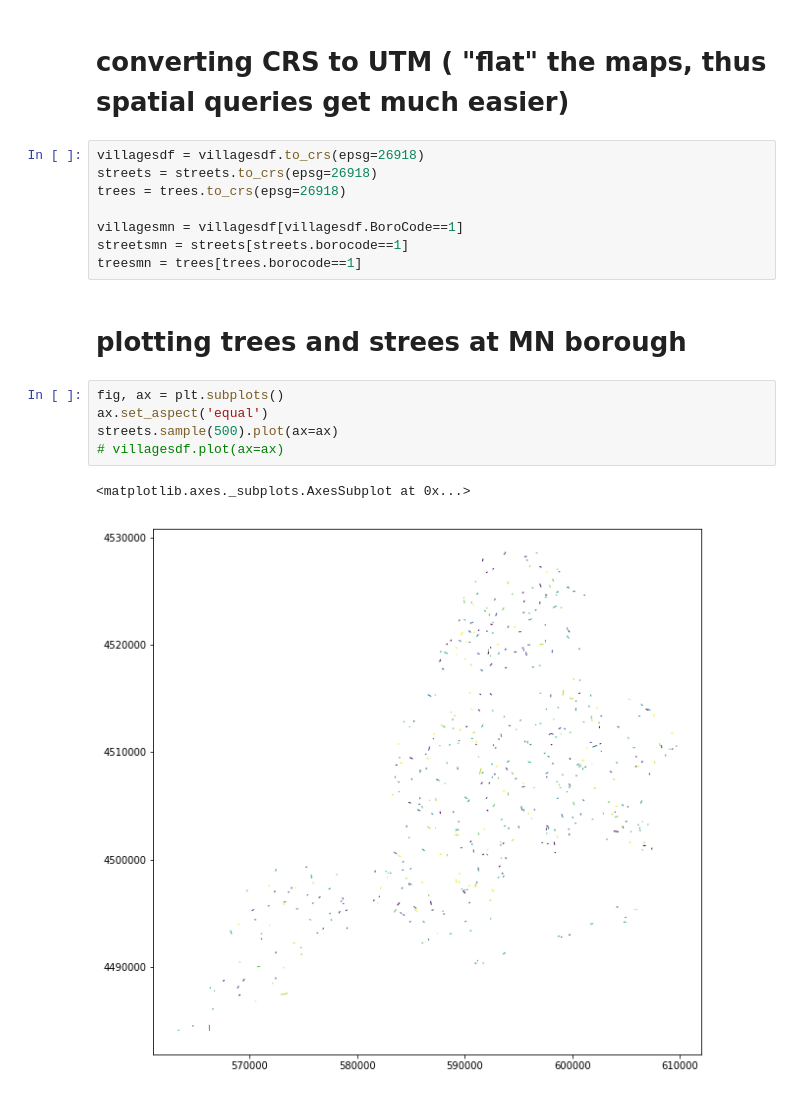
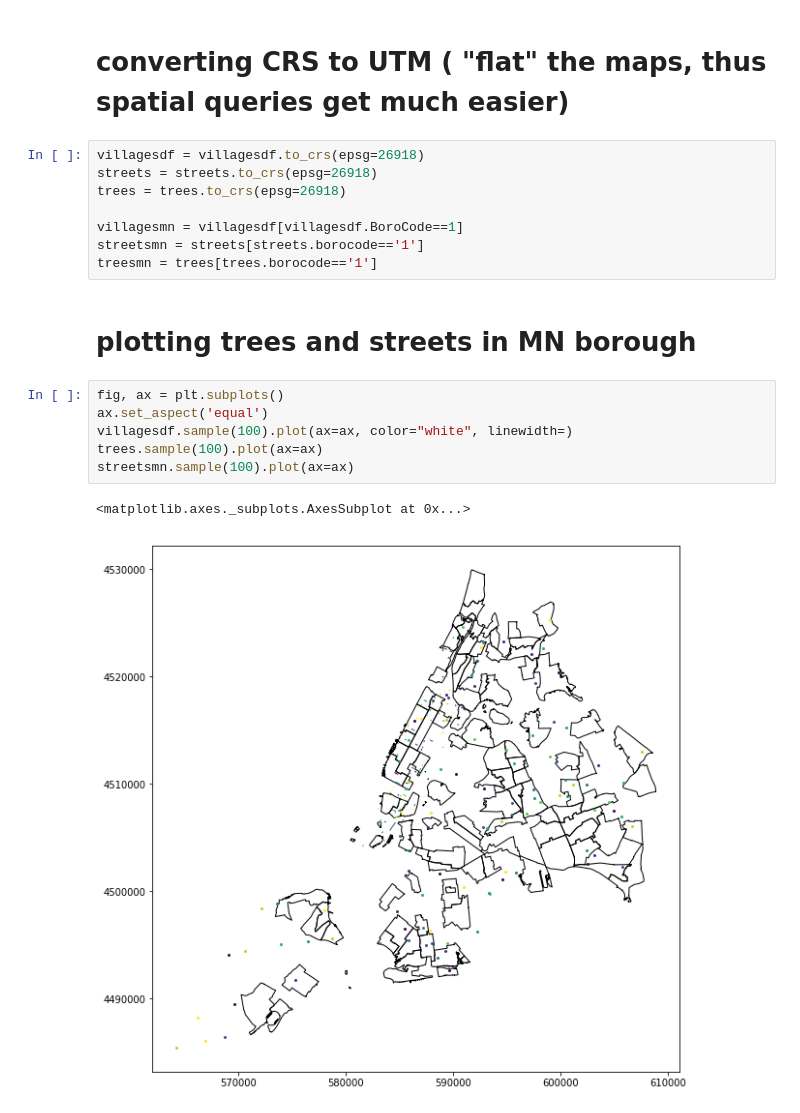
Before and after one commit to fhorta/nytrees, a Jupyter notebook: skeleton.ipynb, the cells around one changed output. Saved outputs shown, nothing was run; the diff lists cells and outputs as text.

```diff
--- a/skeleton.ipynb
+++ b/skeleton.ipynb
@@ -43,15 +48,16 @@ streets = streets.to_crs(epsg=26918)
 trees = trees.to_crs(epsg=26918)
 
 villagesmn = villagesdf[villagesdf.BoroCode==1]
-streetsmn = streets[streets.borocode==1]
-treesmn = trees[trees.borocode==1]
+streetsmn = streets[streets.borocode=='1']
+treesmn = trees[trees.borocode=='1']
 # %% [markdown]
-# plotting trees and strees at MN borough
+# plotting trees and streets in MN borough
 # %%
 fig, ax = plt.subplots()
 ax.set_aspect('equal')
-streets.sample(500).plot(ax=ax)
-# villagesdf.plot(ax=ax)
+villagesdf.sample(100).plot(ax=ax, color="white", linewidth=)
+trees.sample(100).plot(ax=ax)
+streetsmn.sample(100).plot(ax=ax)
 # %% [output]
 <matplotlib.axes._subplots.AxesSubplot at 0x...>
-[figure, old version]
+[figure, new version]
```
Also changed, not shown: parts of 1 cell of this notebook.
